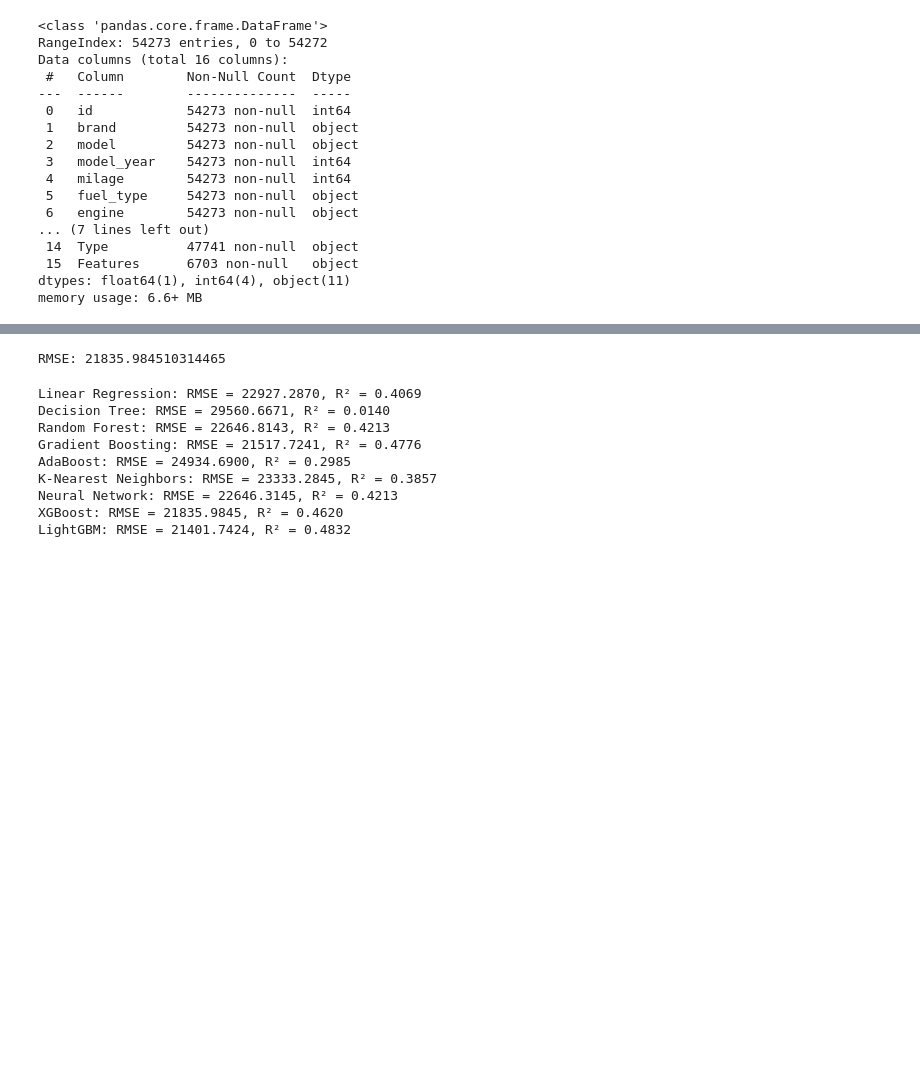
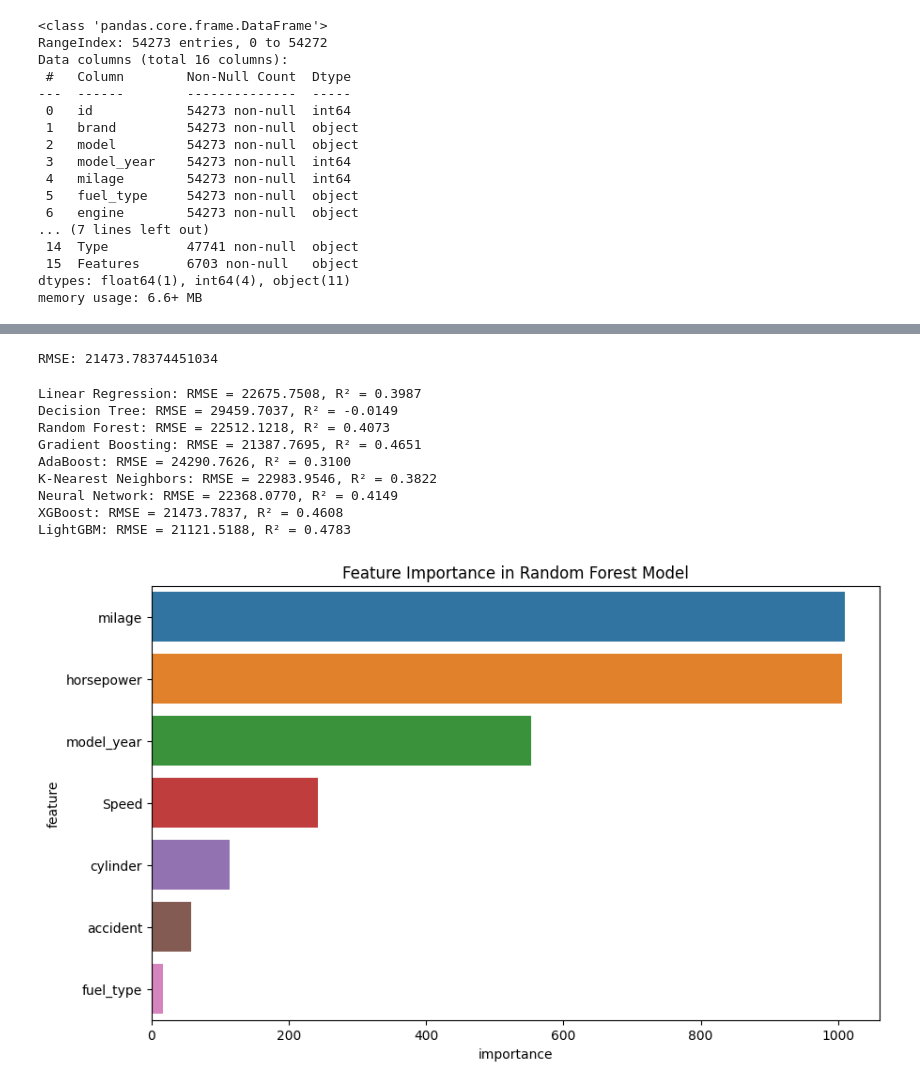
Before and after one commit to avd1729/Used-Car-Price-Prediction, a Jupyter notebook: Notebooks/ext.ipynb, the cells around one changed output, grey strips where cells are left out. Drawn from its saved outputs; the diff is of its cells as text; code cells hidden in the pictures; blank space fills up the shorter version.

```diff
--- a/Notebooks/ext.ipynb
+++ b/Notebooks/ext.ipynb
@@ -402,3 +416,3 @@ Notes:
 # %%
-train_processed = train_processed.drop(['Type','Features','displacement'],axis=1)
-test_processed = test_processed.drop(['Type','Features','displacement'],axis=1)
+train_processed = train_processed.drop(['Type','displacement'],axis=1)
+test_processed = test_processed.drop(['Type','displacement'],axis=1)
@@ -404,0 +428,3 @@ test_processed = test_processed.drop(['Type','Features','displacement'],axis=1)
+# %%
+train_processed = train_processed.drop(['brand','type'],axis=1)
+test_processed = test_processed.drop(['brand','type'],axis=1)
@@ -420,7 +455,7 @@ y_pred = xgb_reg.predict(X_test)
 rmse = np.sqrt(mean_squared_error(y_test, y_pred))
 print(f"RMSE: {rmse}")
 # %% [output]
-RMSE: 21835.984510314465
+RMSE: 21473.78374451034
 # %%
 from sklearn.linear_model import LinearRegression
 from sklearn.tree import DecisionTreeRegressor
@@ -459,15 +494,15 @@ X = train_processed.drop(columns='price')
 y = train_processed['price']
 evaluate_models(X, y)
 # %% [output]
-Linear Regression: RMSE = 22927.2870, R² = 0.4069
-Decision Tree: RMSE = 29560.6671, R² = 0.0140
-Random Forest: RMSE = 22646.8143, R² = 0.4213
-Gradient Boosting: RMSE = 21517.7241, R² = 0.4776
-AdaBoost: RMSE = 24934.6900, R² = 0.2985
-K-Nearest Neighbors: RMSE = 23333.2845, R² = 0.3857
-Neural Network: RMSE = 22646.3145, R² = 0.4213
-XGBoost: RMSE = 21835.9845, R² = 0.4620
-LightGBM: RMSE = 21401.7424, R² = 0.4832
+Linear Regression: RMSE = 22675.7508, R² = 0.3987
+Decision Tree: RMSE = 29459.7037, R² = -0.0149
+Random Forest: RMSE = 22512.1218, R² = 0.4073
+Gradient Boosting: RMSE = 21387.7695, R² = 0.4651
+AdaBoost: RMSE = 24290.7626, R² = 0.3100
+K-Nearest Neighbors: RMSE = 22983.9546, R² = 0.3822
+Neural Network: RMSE = 22368.0770, R² = 0.4149
+XGBoost: RMSE = 21473.7837, R² = 0.4608
+LightGBM: RMSE = 21121.5188, R² = 0.4783
 # %%
 model = lgb.LGBMRegressor()
 X = train_processed.drop(columns='price')
@@ -483,0 +523,16 @@ result_df.to_csv('C:/Users/Aravind/PROJECTS/Used-Car-Price-Prediction/Prediction
+# %%
+# Get feature importances
+importances = model.feature_importances_
+feature_names = X_train.columns
+feature_importance_df = pd.DataFrame({'feature': feature_names, 'importance': importances})
+
+# Sort the feature importances in descending order
+feature_importance_df = feature_importance_df.sort_values(by='importance', ascending=False)
+
+# Plot the feature importances
+plt.figure(figsize=(10, 6))
+sns.barplot(x='importance', y='feature', data=feature_importance_df)
+plt.title('Feature Importance in Random Forest Model')
+plt.show()
+# %% [output]
+[figure, added]
```
Also changed, not shown: parts of 15 cells of this notebook, 1 other file.
